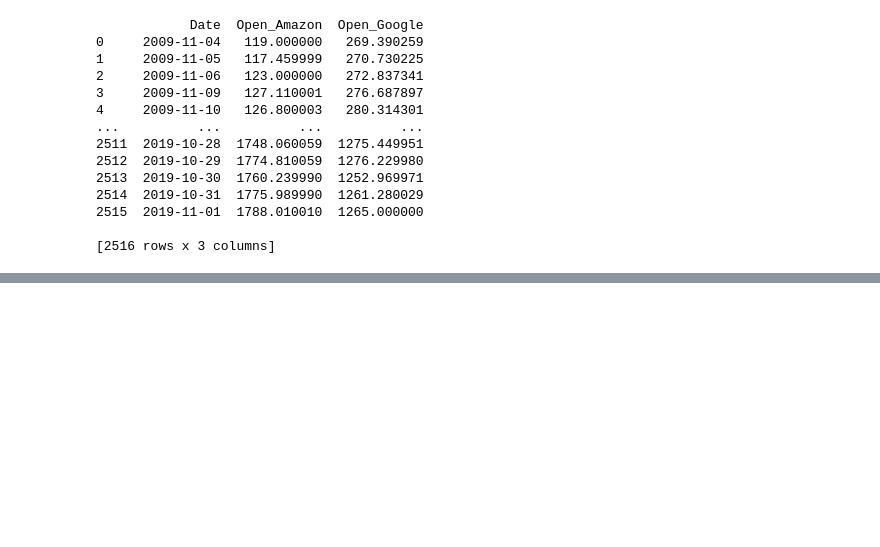
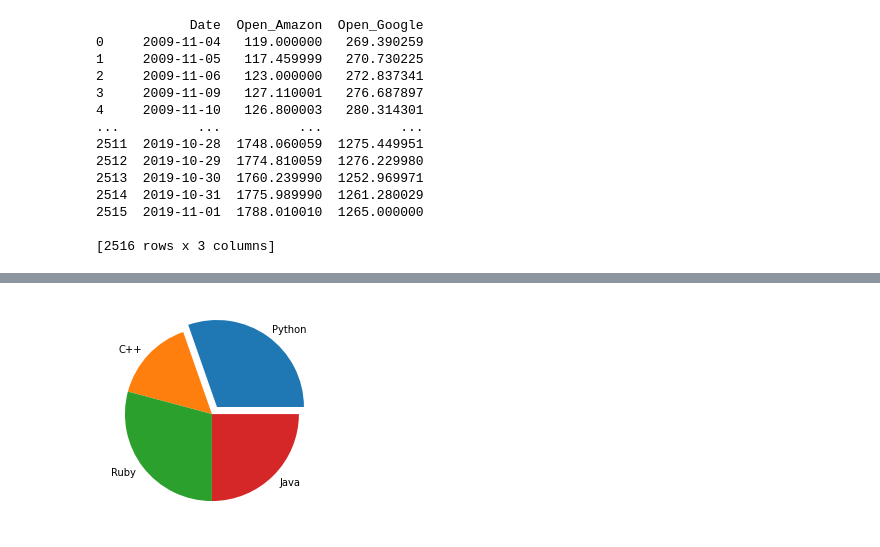
Before and after one commit to femaffi13/Python, a Jupyter notebook: ITBA/5- Matplotlib.ipynb, the cells around one changed output, grey strips where cells are left out. Saved outputs shown, nothing was run; the diff lists cells and outputs as text; code cells hidden in the pictures; blank space fills up the shorter version.

```diff
--- a/ITBA/5- Matplotlib.ipynb
+++ b/ITBA/5- Matplotlib.ipynb
@@ -293,0 +302,9 @@ plt.show()
+# %%
+l = ('Python', 'C++', 'Ruby', 'Java')
+sizes = [255, 130, 245, 210]
+e = (0.1, 0, 0, 0)  # explode 1st slice
+
+plt.pie(sizes, explode=e, labels=l)
+plt.show()
+# %% [output]
+[figure, added]
```
Also changed, not shown: parts of 37 cells of this notebook, 1 other file.
